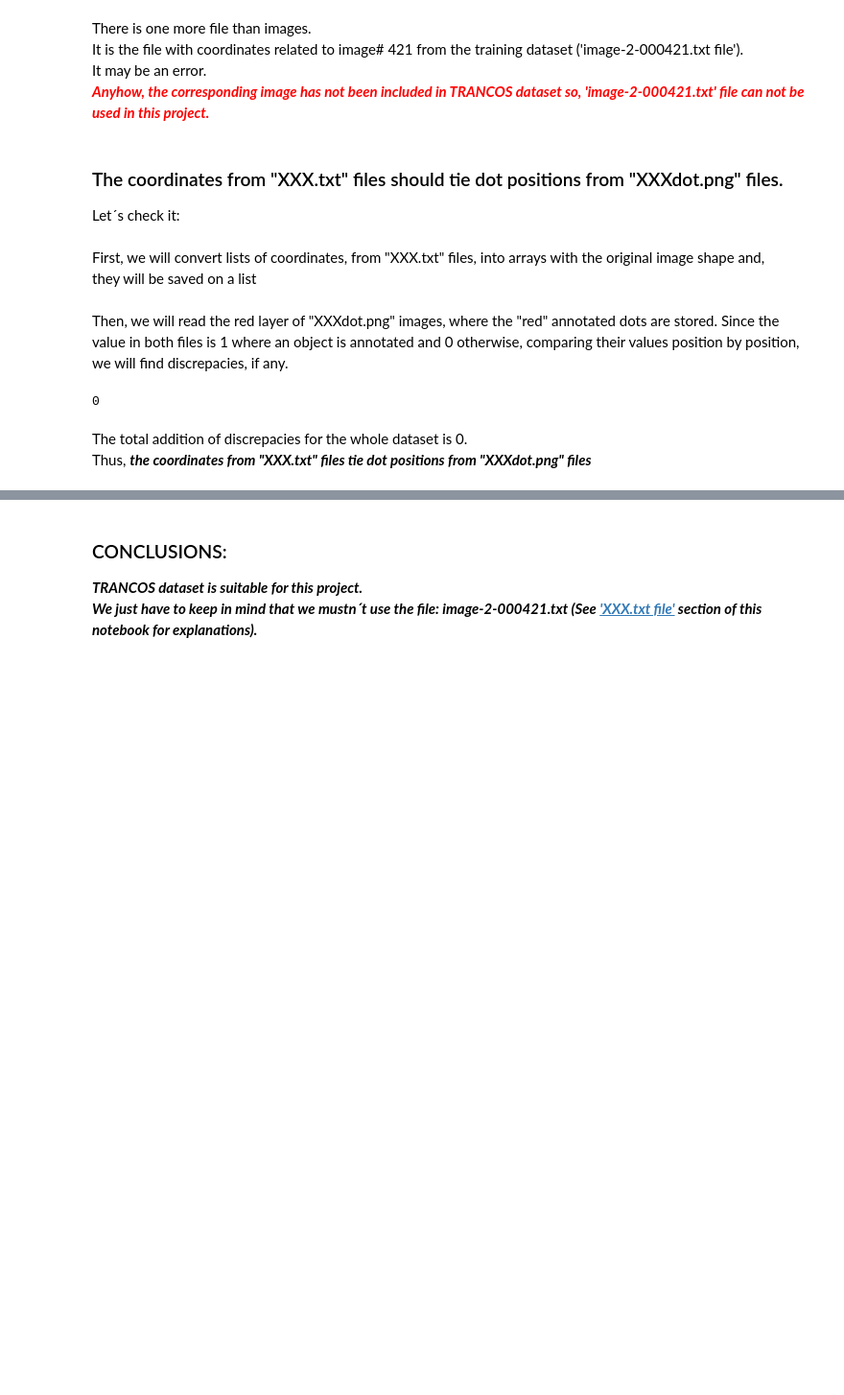
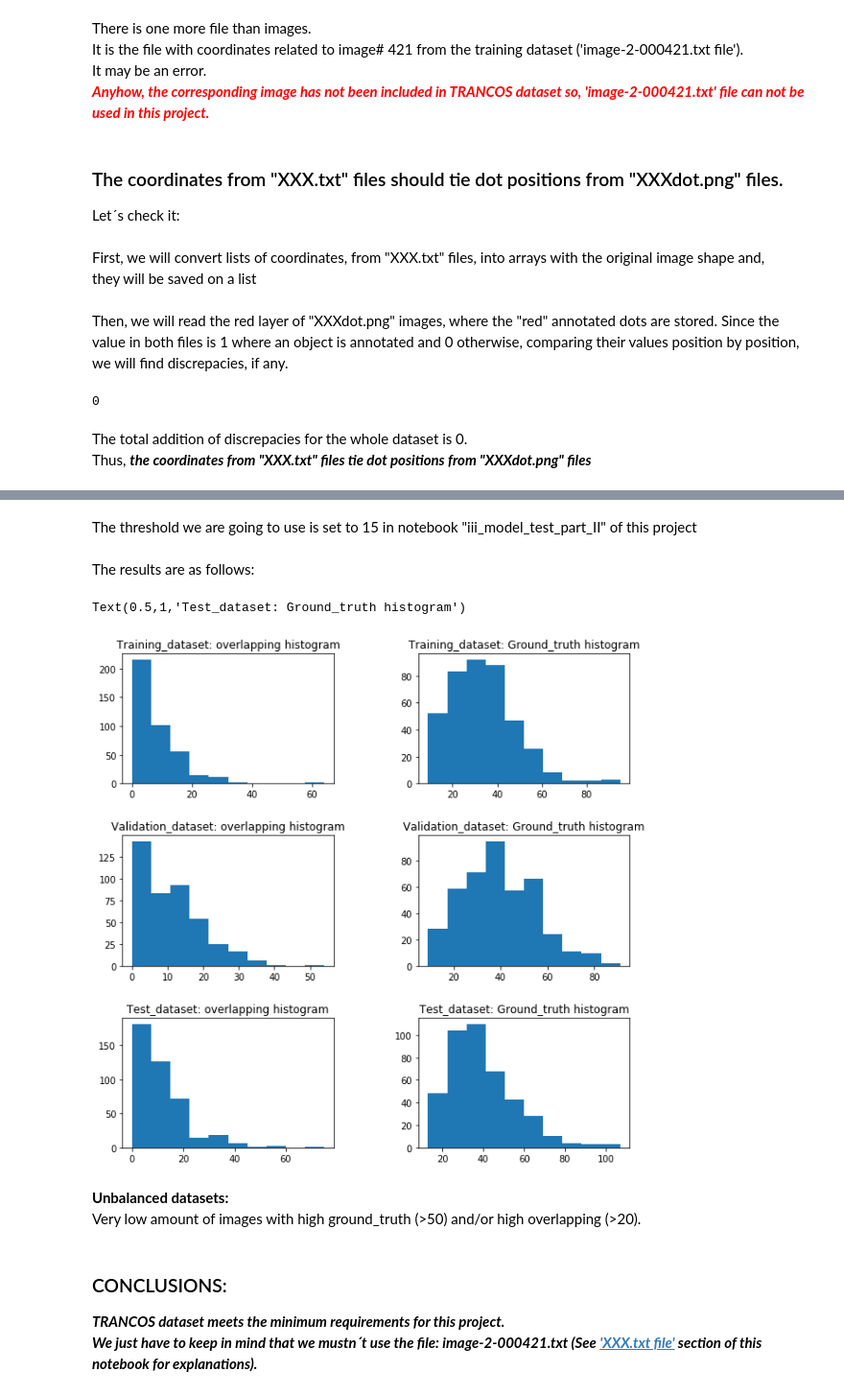
Before and after one commit to jorgealcubilla/TFM_DataScience, a Jupyter notebook: ii_TRANCOS_db.ipynb, the cells around one changed output, grey strips where cells are left out. Shown: that part at 96% size. Drawn from its saved outputs; the diff is of its cells as text; code cells hidden in the pictures; blank space fills up the shorter version.

```diff
--- a/ii_TRANCOS_db.ipynb
+++ b/ii_TRANCOS_db.ipynb
@@ -276,0 +323,2 @@ Thus, ***the coordinates from "XXX.txt" files tie dot positions from "XXXdot.png
+# %% [markdown]
+The threshold we are going to use is set to 15 in notebook "iii_model_test_part_II" of this project
@@ -277,4 +355,59 @@ Thus, ***the coordinates from "XXX.txt" files tie dot positions from "XXXdot.png
+# %%
+train_dots_num = []
+val_dots_num = []
+test_dots_num = []
+
+for dots_path in dots_paths:
+    if dots_path[-16:-15] == '1':
+        dots = skimage.img_as_float(skimage.io.imread(dots_path, as_grey=not True)).astype(np.float32)
+        dots = np.sum(dots[:,:,0]) #We only take the red layer from  'RGB' images
+        train_dots_num.append(dots)
+
+    elif dots_path[-16:-15] == '2':
+        dots = skimage.img_as_float(skimage.io.imread(dots_path, as_grey=not True)).astype(np.float32)
+        dots = np.sum(dots[:,:,0]) #We only take the red layer from  'RGB' images
+        val_dots_num.append(dots)
+
+    elif dots_path[-16:-15] == '3':
+        dots = skimage.img_as_float(skimage.io.imread(dots_path, as_grey=not True)).astype(np.float32)
+        dots = np.sum(dots[:,:,0]) #We only take the red layer from  'RGB' images
+        test_dots_num.append(dots)
+# %% [markdown]
+The results are as follows:
+# %%
+fig = plt.figure(figsize=(10,10))
+fig.subplots_adjust(hspace=0.4, wspace=0.4)
+
+ax1 = fig.add_subplot(3, 2, 1)
+ax1.hist( train_density['overlapping'])
+plt.title('Training_dataset: overlapping histogram')
+
+ax2 =  fig.add_subplot(3, 2, 3)
+ax2.hist( val_density['overlapping'])
+plt.title('Validation_dataset: overlapping histogram')
+
+ax3 =  fig.add_subplot(3, 2, 5)
+ax3.hist( test_density['overlapping'])
+plt.title('Test_dataset: overlapping histogram')
+
+ax4 = fig.add_subplot(3, 2, 2)
+ax4.hist(train_dots_num)
+plt.title('Training_dataset: Ground_truth histogram')
+
+ax5 = fig.add_subplot(3, 2, 4)
+ax5.hist(val_dots_num, bins=10)
+plt.title('Validation_dataset: Ground_truth histogram')
+
+ax6 = fig.add_subplot(3, 2, 6)
+ax6.hist(test_dots_num)
+plt.title('Test_dataset: Ground_truth histogram')
+# %% [output]
+Text(0.5,1,'Test_dataset: Ground_truth histogram')
+[figure, added]
+# %% [markdown]
+**Unbalanced datasets:** <br>
+Very low amount of images with high ground_truth (>50) and/or high overlapping (>20).
 # %% [markdown]
 ### CONCLUSIONS:
-***TRANCOS dataset is suitable for this project. <br>
+***TRANCOS dataset meets the minimum requirements for this project. <br>
 We just have to keep in mind that we mustn´t use the file: image-2-000421.txt (See ['XXX.txt file'](#txt_section) section of this notebook for explanations).***
```
Also changed, not shown: parts of 6 cells of this notebook.
